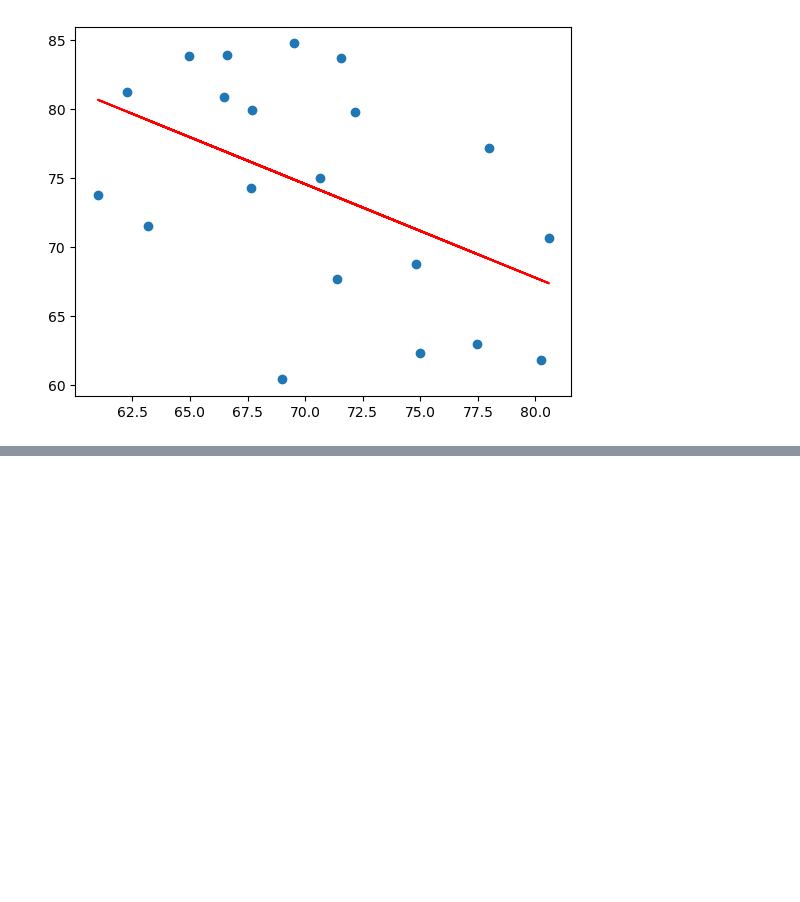
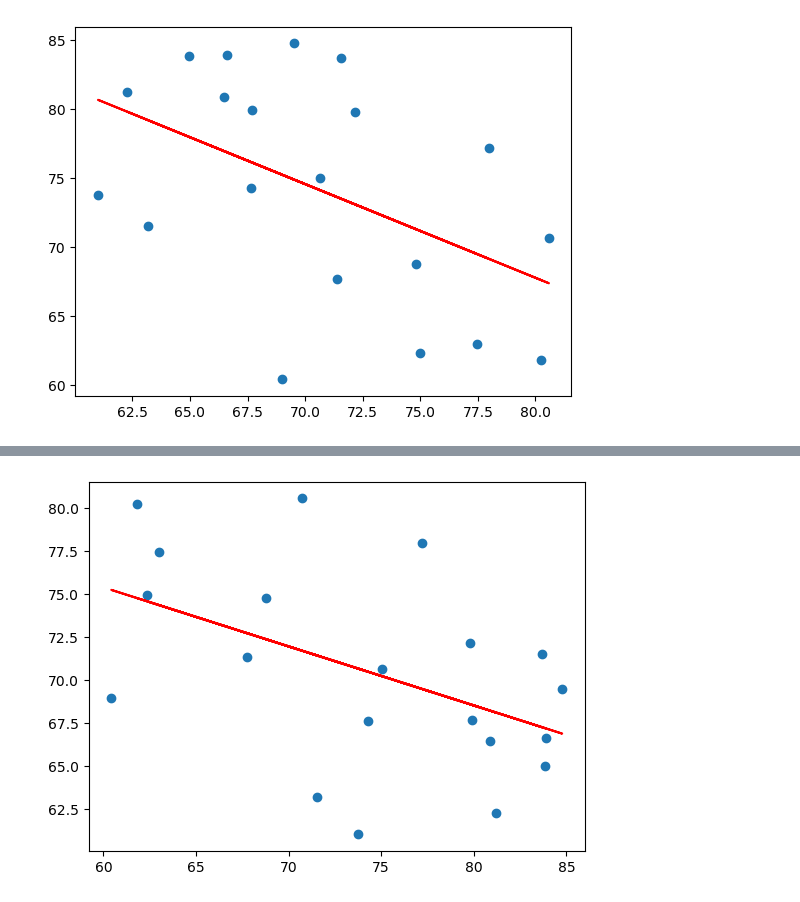
Before and after one commit to AlterCodex/vui_master_202410, a Jupyter notebook: 11MIAR_10_A_2024-25_CF - Herramientas de Estadística/Actividad 1/Actividad1/Actividad1.ipynb, the cells around one changed output, grey strips where cells are left out. Cells and saved outputs as stored; diff of their text form; code cells hidden in the pictures; blank space fills up the shorter version.

```diff
--- a/11MIAR_10_A_2024-25_CF - Herramientas de Estadística/Actividad 1/Actividad1/Actividad1.ipynb
+++ b/11MIAR_10_A_2024-25_CF - Herramientas de Estadística/Actividad 1/Actividad1/Actividad1.ipynb
@@ -51,0 +86,19 @@ plt.show()
+# %%
+from sklearn import linear_model
+from sklearn.metrics import mean_squared_error, r2_score
+# Creo un modelo de regresión lineal
+modelo = linear_model.LinearRegression()
+
+
+X=dataX.to_numpy()
+X=X.reshape((20,1))
+Y= dataY.to_numpy()
+Y=Y.reshape((20,1))
+# Entreno el modelo con los datos (X,Y)
+modelo.fit(Y,X)
+x_pred = modelo.predict(dataY.to_numpy().reshape((20,1)))
+plt.scatter(dataY,dataX)
+plt.plot(dataY, x_pred, color='red')
+plt.show()
+# %% [output]
+[figure, added]
```
Also changed, not shown: parts of 3 cells of this notebook, 1 other file.
